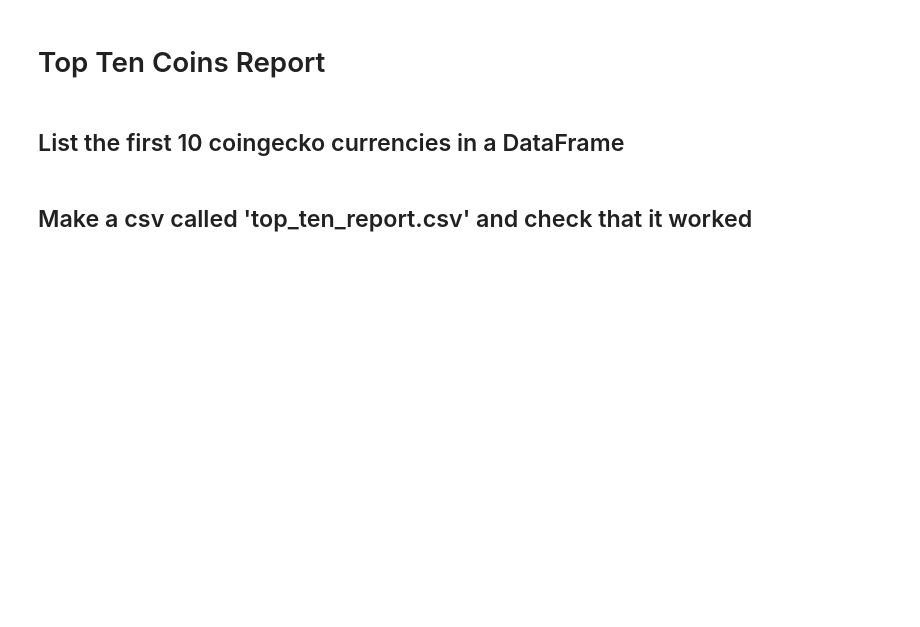
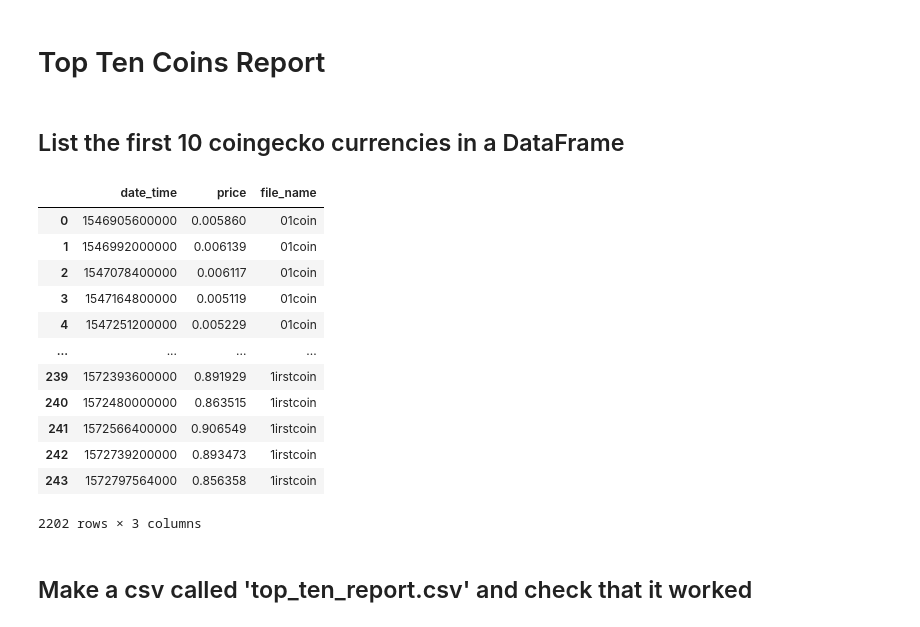
Before and after one commit to ironhack-datalabs/data-ber-10-19, a Jupyter notebook: module-1_labs/lab-coingecko-api/your code/main.ipynb, the cells around one changed output. Cells and saved outputs as stored; diff of their text form; code cells hidden in the pictures; blank space fills up the shorter version.

```diff
--- a/module-1_labs/lab-coingecko-api/your code/main.ipynb
+++ b/module-1_labs/lab-coingecko-api/your code/main.ipynb
@@ -16,5 +56,41 @@ import matplotlib
 # Top Ten Coins Report
 # %% [markdown]
 ## List the first 10 coingecko currencies in a DataFrame
+# %%
+url = base + 'coins/list'
+result = requests.get(url)
+j = result.json()
+
+df_list = pd.DataFrame(j)
+df_list.head(10)
+data_df = df_list.iloc[:10, 0]
+data_df
+data_list = []
+
+for i in data_df:
+    base = "http://api.coingecko.com/api/v3/coins/"
+    url = base + i + "/market_chart?vs_currency=usd&days=300"
+    result = requests.get(url)
+    data = result.json()
+    data_df = pd.DataFrame(data['prices'], columns = ['date_time','price'])
+    data_df["file_name"] = i
+    data_list.append(data_df)
+
+data_series = pd.concat(data_list)
+data_series
+# %% [output]
+|  | date_time | price | file_name |
+| 0 | 1546905600000 | 0.005860 | 01coin |
+| 1 | 1546992000000 | 0.006139 | 01coin |
+| 2 | 1547078400000 | 0.006117 | 01coin |
+| 3 | 1547164800000 | 0.005119 | 01coin |
+| 4 | 1547251200000 | 0.005229 | 01coin |
+| ... | ... | ... | ... |
+| 239 | 1572393600000 | 0.891929 | 1irstcoin |
+| 240 | 1572480000000 | 0.863515 | 1irstcoin |
+| 241 | 1572566400000 | 0.906549 | 1irstcoin |
+| 242 | 1572739200000 | 0.893473 | 1irstcoin |
+| 243 | 1572797564000 | 0.856358 | 1irstcoin |
+2202 rows × 3 columns
 # %% [markdown]
 ## Make a csv called 'top_ten_report.csv' and check that it worked
```
Also changed, not shown: parts of 4 cells of this notebook, 3 other files.
